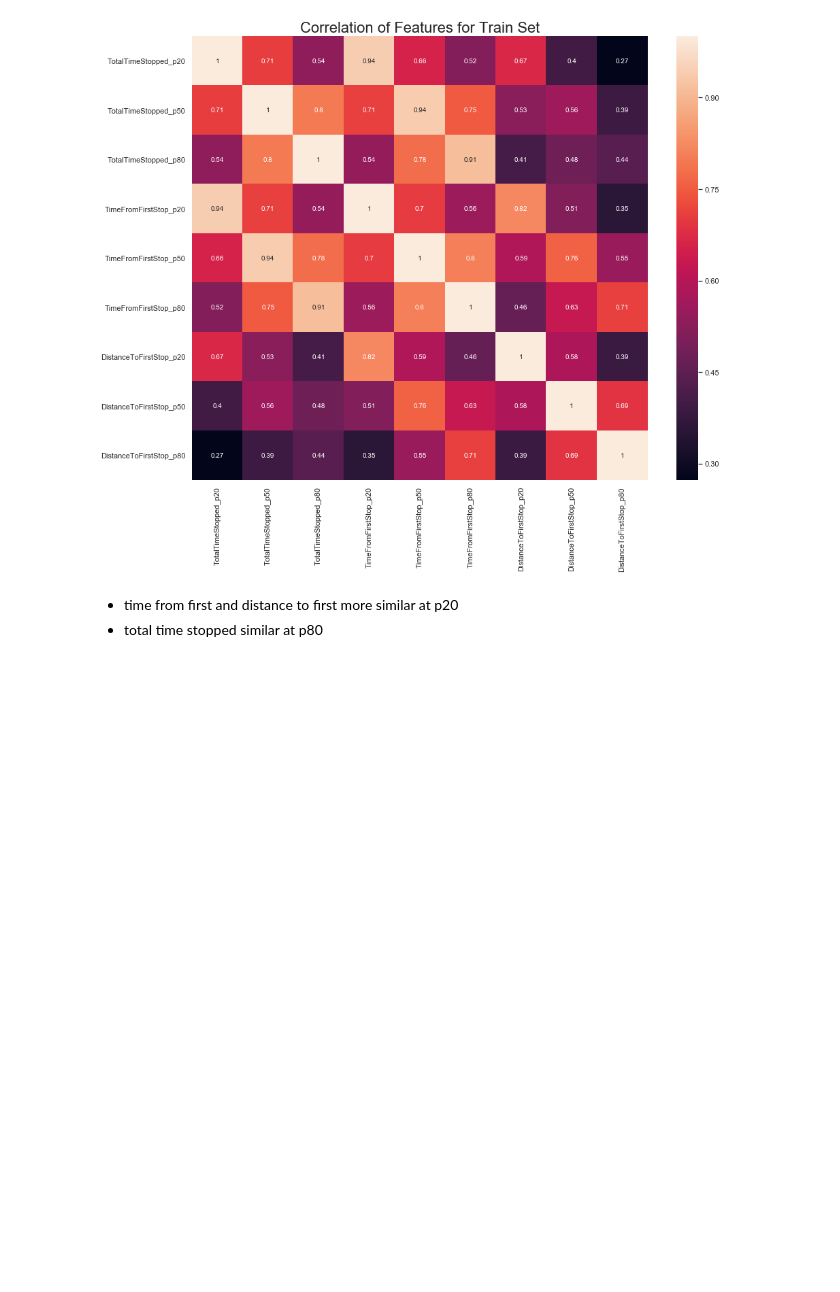
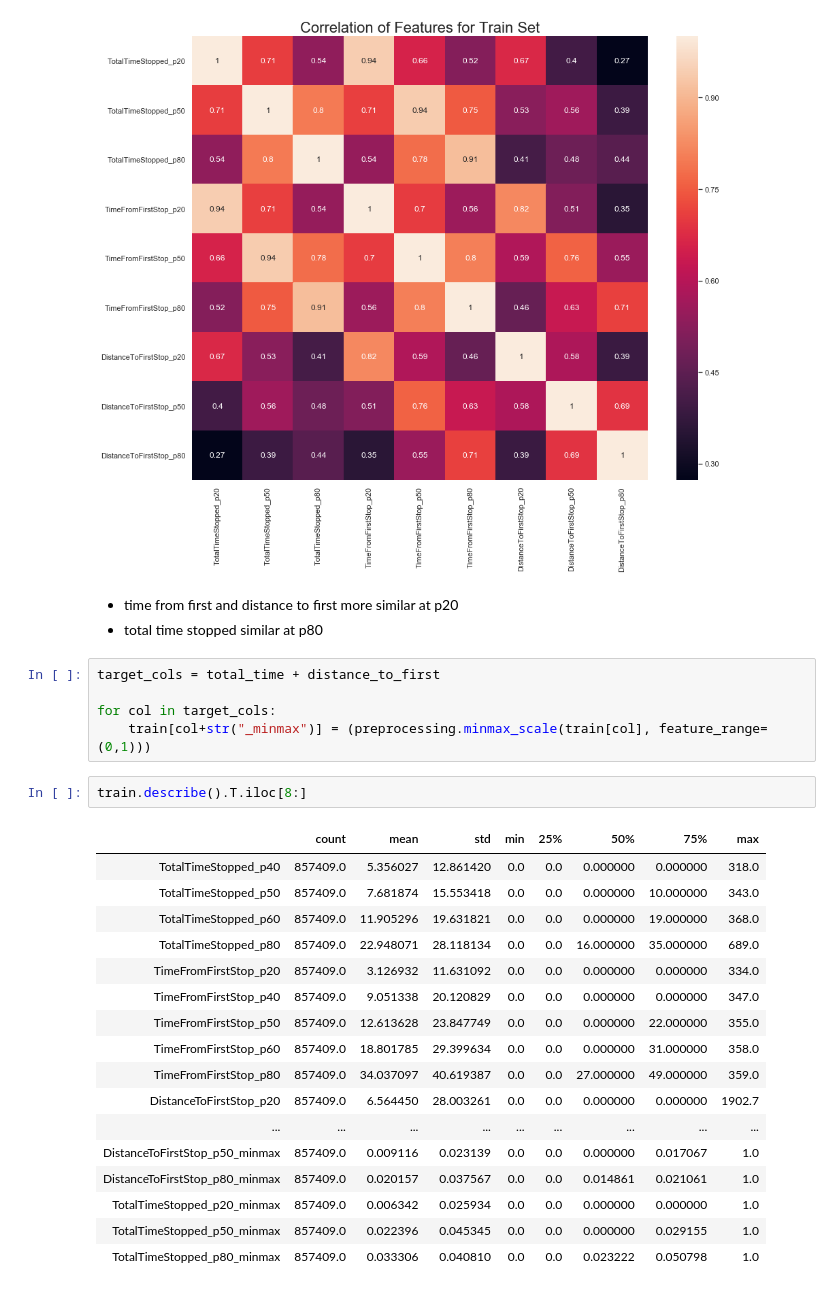
Before and after one commit to emagnusson88/geotab-intersection, a Jupyter notebook: import & visualization_dn.ipynb, the cells around one changed output. Cells and saved outputs as stored; diff of their text form; blank space fills up the shorter version.

```diff
--- a/import & visualization_dn.ipynb
+++ b/import & visualization_dn.ipynb
@@ -378,3 +445,28 @@ plt.show() # ta-da!
     <li>time from first and distance to first more similar at p20</li>
     <li>total time stopped similar at p80</li>
 </ul>
+# %%
+target_cols = total_time + distance_to_first
+
+for col in target_cols:
+    train[col+str("_minmax")] = (preprocessing.minmax_scale(train[col], feature_range=(0,1)))
+# %%
+train.describe().T.iloc[8:]
+# %% [output]
+|  | count | mean | std | min | 25% | 50% | 75% | max |
+| TotalTimeStopped_p40 | 857409.0 | 5.356027 | 12.861420 | 0.0 | 0.0 | 0.000000 | 0.000000 | 318.0 |
+| TotalTimeStopped_p50 | 857409.0 | 7.681874 | 15.553418 | 0.0 | 0.0 | 0.000000 | 10.000000 | 343.0 |
+| TotalTimeStopped_p60 | 857409.0 | 11.905296 | 19.631821 | 0.0 | 0.0 | 0.000000 | 19.000000 | 368.0 |
+| TotalTimeStopped_p80 | 857409.0 | 22.948071 | 28.118134 | 0.0 | 0.0 | 16.000000 | 35.000000 | 689.0 |
+| TimeFromFirstStop_p20 | 857409.0 | 3.126932 | 11.631092 | 0.0 | 0.0 | 0.000000 | 0.000000 | 334.0 |
+| TimeFromFirstStop_p40 | 857409.0 | 9.051338 | 20.120829 | 0.0 | 0.0 | 0.000000 | 0.000000 | 347.0 |
+| TimeFromFirstStop_p50 | 857409.0 | 12.613628 | 23.847749 | 0.0 | 0.0 | 0.000000 | 22.000000 | 355.0 |
+| TimeFromFirstStop_p60 | 857409.0 | 18.801785 | 29.399634 | 0.0 | 0.0 | 0.000000 | 31.000000 | 358.0 |
+| TimeFromFirstStop_p80 | 857409.0 | 34.037097 | 40.619387 | 0.0 | 0.0 | 27.000000 | 49.000000 | 359.0 |
+| DistanceToFirstStop_p20 | 857409.0 | 6.564450 | 28.003261 | 0.0 | 0.0 | 0.000000 | 0.000000 | 1902.7 |
+| ... | ... | ... | ... | ... | ... | ... | ... | ... |
+| DistanceToFirstStop_p50_minmax | 857409.0 | 0.009116 | 0.023139 | 0.0 | 0.0 | 0.000000 | 0.017067 | 1.0 |
+| DistanceToFirstStop_p80_minmax | 857409.0 | 0.020157 | 0.037567 | 0.0 | 0.0 | 0.014861 | 0.021061 | 1.0 |
+| TotalTimeStopped_p20_minmax | 857409.0 | 0.006342 | 0.025934 | 0.0 | 0.0 | 0.000000 | 0.000000 | 1.0 |
+| TotalTimeStopped_p50_minmax | 857409.0 | 0.022396 | 0.045345 | 0.0 | 0.0 | 0.000000 | 0.029155 | 1.0 |
+| TotalTimeStopped_p80_minmax | 857409.0 | 0.033306 | 0.040810 | 0.0 | 0.0 | 0.023222 | 0.050798 | 1.0 |
```
Also changed, not shown: parts of 17 cells of this notebook.
